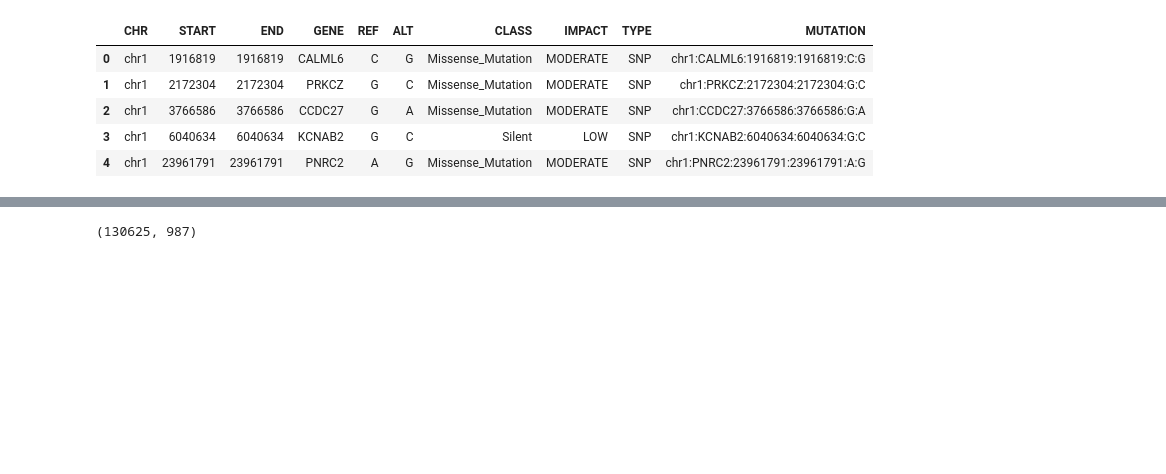
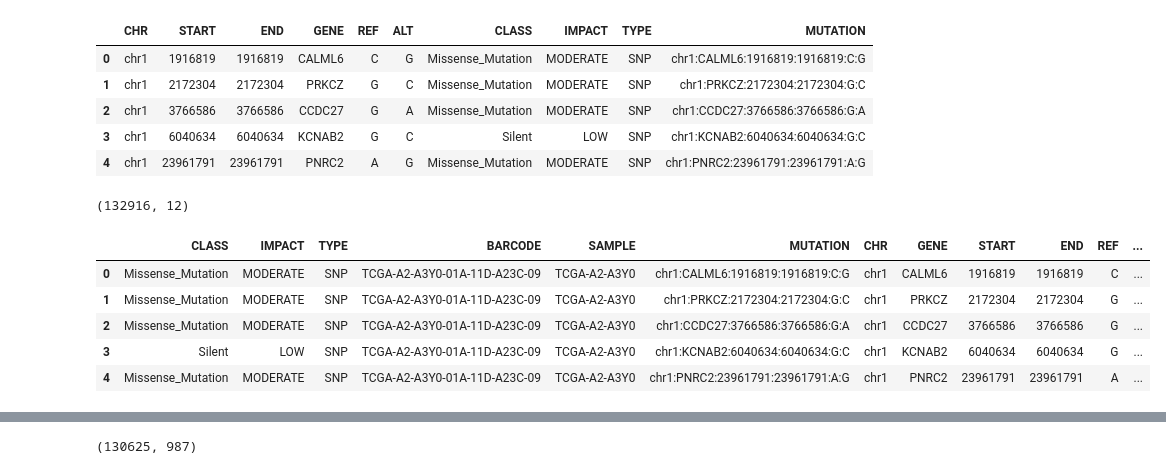
Before and after one commit to carMartinez/eda_python_vs_r, a Jupyter notebook: python_explore.ipynb, the cells around one changed output, grey strips where cells are left out. Cells and saved outputs as stored; diff of their text form; code cells hidden in the pictures; blank space fills up the shorter version.

Commit message:
Add delimited column example

```diff
--- a/python_explore.ipynb
+++ b/python_explore.ipynb
@@ -130,13 +132,14 @@ df.fillna(
 ## Create new columns from string ops
 df['SAMPLE'] = df['BARCODE'].str[0:12]
 df['MUTATION'] = df['CHR'].str.cat([
-    df.GENE,
-    df.START.map(str),
-    df.END.map(str),
-    df.REF,
-    df.ALT],
+    df['GENE'],
+    df['START'].map(str),
+    df['END'].map(str),
+    df['REF'],
+    df['ALT']],
     sep = ':'
 )
 
+print(df.shape)
 df.head()
 # %% [output]
@@ -188,6 +192,36 @@ df_mut.head()
 | 2 | chr1 | 3766586 | 3766586 | CCDC27 | G | A | Missense_Mutation | MODERATE | SNP | chr1:CCDC27:3766586:3766586:G:A |
 | 3 | chr1 | 6040634 | 6040634 | KCNAB2 | G | C | Silent | LOW | SNP | chr1:KCNAB2:6040634:6040634:G:C |
 | 4 | chr1 | 23961791 | 23961791 | PNRC2 | A | G | Missense_Mutation | MODERATE | SNP | chr1:PNRC2:23961791:23961791:A:G |
+# %%
+## New columns from delimited column
+
+## Create dummy frame
+df_tmp = df.copy()
+drop_cols = [
+    'CHR',
+    'GENE',
+    'START',
+    'END',
+    'REF',
+    'ALT'
+]
+df_tmp.drop(columns = drop_cols, inplace = True)
+
+## Create new columns
+(df_tmp['CHR'], df_tmp['GENE'], df_tmp['START'],
+ df_tmp['END'], df_tmp['REF'], df_tmp['ALT']) = (
+    df_tmp['MUTATION'].str.split(':').str )
+
+print(df_tmp.shape)
+df_tmp.head()
+# %% [output]
+(132916, 12)
+|  | CLASS | IMPACT | TYPE | BARCODE | SAMPLE | MUTATION | CHR | GENE | START | END | REF | ... |
+| 0 | Missense_Mutation | MODERATE | SNP | TCGA-A2-A3Y0-01A-11D-A23C-09 | TCGA-A2-A3Y0 | chr1:CALML6:1916819:1916819:C:G | chr1 | CALML6 | 1916819 | 1916819 | C | ... |
+| 1 | Missense_Mutation | MODERATE | SNP | TCGA-A2-A3Y0-01A-11D-A23C-09 | TCGA-A2-A3Y0 | chr1:PRKCZ:2172304:2172304:G:C | chr1 | PRKCZ | 2172304 | 2172304 | G | ... |
+| 2 | Missense_Mutation | MODERATE | SNP | TCGA-A2-A3Y0-01A-11D-A23C-09 | TCGA-A2-A3Y0 | chr1:CCDC27:3766586:3766586:G:A | chr1 | CCDC27 | 3766586 | 3766586 | G | ... |
+| 3 | Silent | LOW | SNP | TCGA-A2-A3Y0-01A-11D-A23C-09 | TCGA-A2-A3Y0 | chr1:KCNAB2:6040634:6040634:G:C | chr1 | KCNAB2 | 6040634 | 6040634 | G | ... |
+| 4 | Missense_Mutation | MODERATE | SNP | TCGA-A2-A3Y0-01A-11D-A23C-09 | TCGA-A2-A3Y0 | chr1:PNRC2:23961791:23961791:A:G | chr1 | PNRC2 | 23961791 | 23961791 | A | ... |
 # %%
 ## Writing files
 df.to_csv(
```
Also changed, not shown: parts of 11 cells of this notebook, 2 other files.
